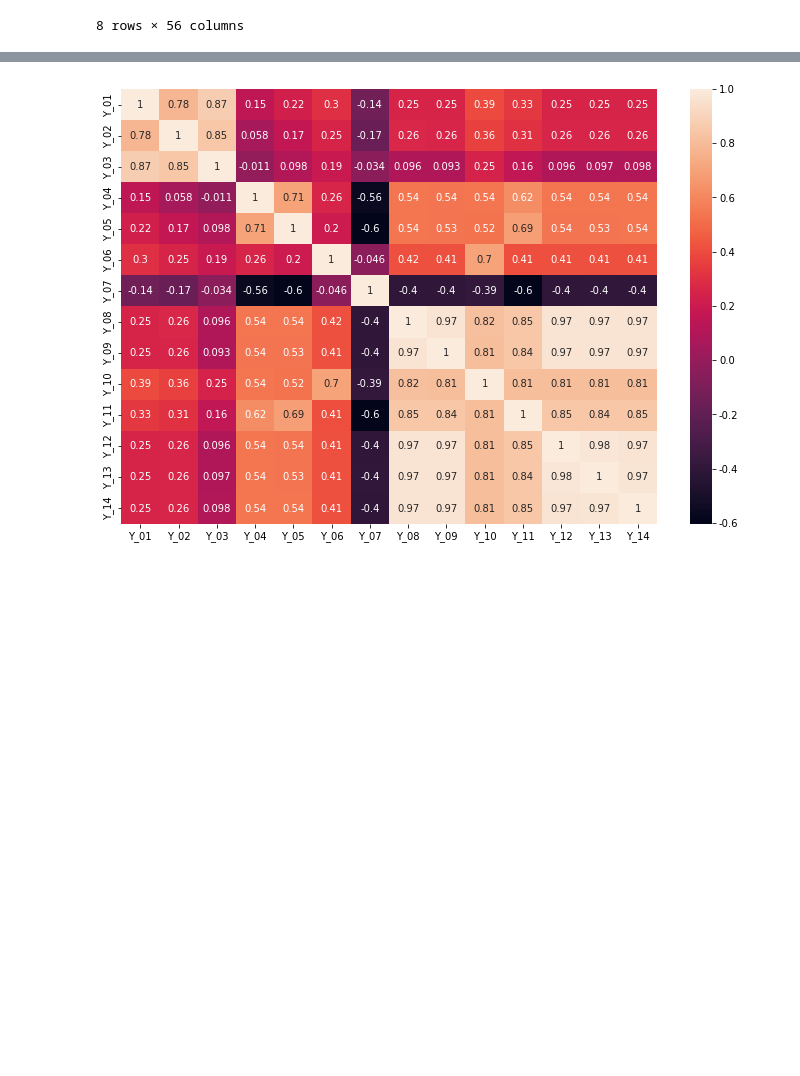
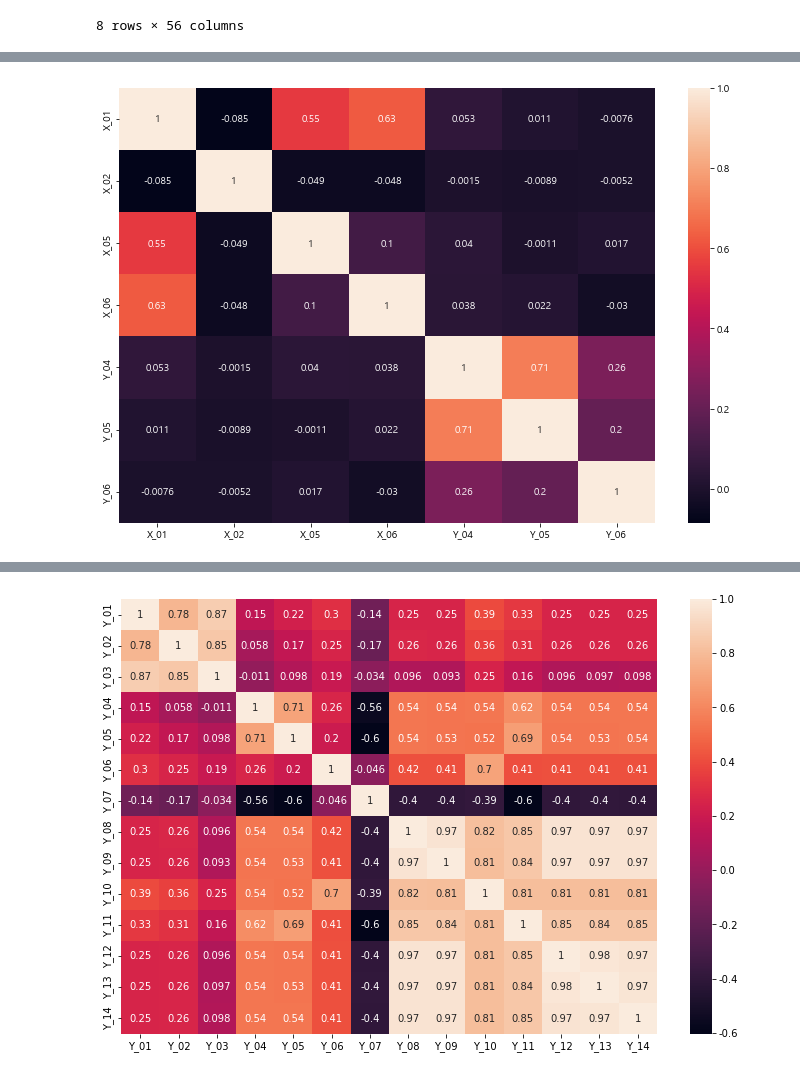
Before and after one commit to Hyunseo-BA/Dacon, a Jupyter notebook: Check_data.ipynb, the cells around one changed output, grey strips where cells are left out. Cells and saved outputs as stored; diff of their text form; code cells hidden in the pictures; blank space fills up the shorter version.

```diff
--- a/Check_data.ipynb
+++ b/Check_data.ipynb
@@ -86,0 +65,21 @@ train_y.describe()
+# %%
+# 메타데이터로 X 인자 그룹핑
+group_dict = {
+    "Group_1" : ["X_01", "X_02", "X_05", "X_06"],                       # PCB 체결 누름량
+    "Group_2" : ["X_03", "X_10", "X_11"],                               # 방열 재료 무게
+    "Group_3" : ["X_04", "X_23", "X_47", "X_48"],                       # 검사 통과 여부
+    "Group_4" : ["X_07", "X_08", "X_09"],                               # 방열 재료 면적
+    "Group_5" : ["X_12"],                                               # 커넥터 기준 좌표
+    "Group_6" : ["X_13"],                                               # 안테나 패드 높이 차이
+    "Group_7" : ["X_14", "X_15", "X_16", "X_17", "X_18"],               # 안테나 패드 높이
+    "Group_8" : ["X_19", "X_20", "X_21", "X_22"],                       # 스크류 삽입 깊이
+    "Group_9" : ["X_24", "X_25", "X_26", "X_27", "X_28", "X_29"],       # 커넥터 핀 치수
+    "Group_10" : ["X_30", "X_31", "X_32", "X_33"],                      # 스크류 삽입 깊이
+    "Group_11" : ["X_34", "X_35", "X_36", "X_37"],                      # 스크류 체결 회전수
+    "Group_12" : ["X_38", "X_39", "X_40"],                              # 하우징 PCB 안착부 치수
+    "Group_13" : ["X_41", "X_42", "X_43", "X_44"],                      # 안테나 레이돔 치수
+    "Group_14" : ["X_45"],                                              # 안테나 레이돔 기울기
+    "Group_15" : ["X_46"],                                              # 실란트 본드 양
+    "Group_16" : ["X_49"],                                              # 보정 전 대기시간
+    "Group_17" : ["X_50", "X_51", "X_52", "X_53", "X_54", "X_55", "X_56"], # RF SMT 납량
+}
@@ -86,0 +94,7 @@ train_y.describe()
+# %%
+# X_10, X_11 방열 재료 사용 여부에 따른 파생변수 생성
+x_10_idx = train_x[train_x['X_10']!=0].index
+x_11_idx = train_x[train_x['X_11']!=0].index
+
+train_x['X_10'].loc[x_10_idx] = 1
+train_x['X_11'].loc[x_11_idx] = 1
@@ -86,0 +110,6 @@ train_y.describe()
+# %%
+# Group1 : PCB 체결 누름량
+X_tr_g1 = train_x[group_dict['Group_1']]
+
+# Y 중 표준편차가 큰 변수(모델 성능에 영향이 큼)
+y_tr_456 = train_y[['Y_04', 'Y_05', 'Y_06']]
@@ -86,0 +118,3 @@ train_y.describe()
+# %%
+g1_y456=pd.concat([X_tr_g1, y_tr_456], axis=1)
+g1_y456
@@ -86,0 +137,7 @@ train_y.describe()
+# %%
+# 특정 x y 간 상관관계
+plt.figure(figsize=(12,8))
+sns.heatmap(g1_y456.corr(), annot=True)
+plt.show()
+# %% [output]
+[figure, added]
```
Also changed, not shown: parts of 14 cells of this notebook, 2 other files.
